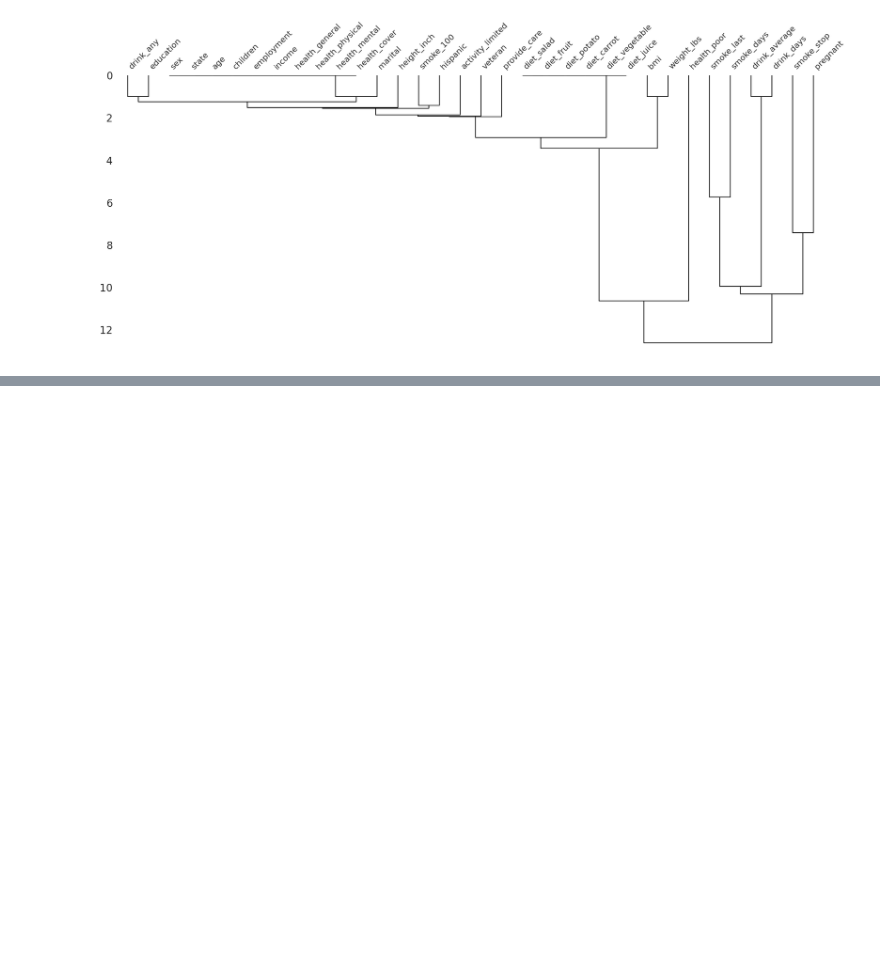
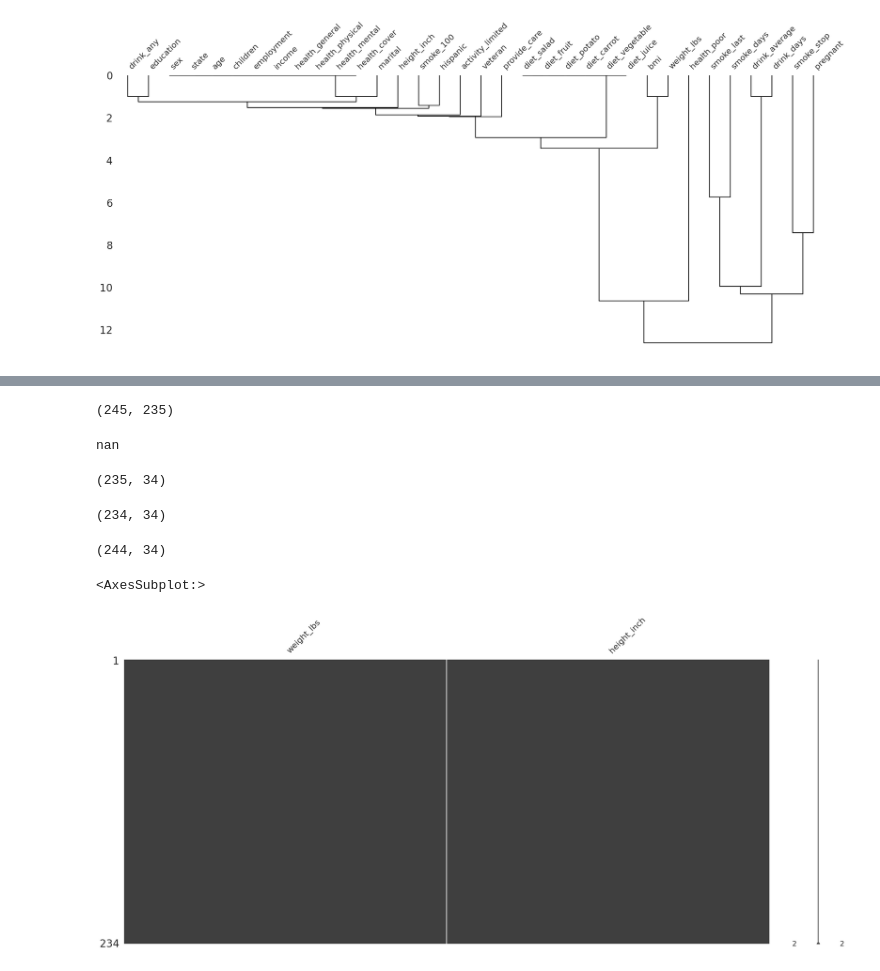
Before and after one commit to Monkey8596/Missing_data_handling-, a Jupyter notebook: notebooks/01_Exploration_Missing_values.ipynb, the cells around one changed output, grey strips where cells are left out. Drawn from its saved outputs; the diff is of its cells as text; code cells hidden in the pictures; blank space fills up the shorter version.

Commit message:
Elimination missing values

```diff
--- a/notebooks/01_Exploration_Missing_values.ipynb
+++ b/notebooks/01_Exploration_Missing_values.ipynb
@@ -816,0 +831,54 @@ missingno.dendrogram(
+# %%
+riskfactors_df.weight_lbs.size, riskfactors_df.weight_lbs.count()
+# %% [output]
+(245, 235)
+# %%
+riskfactors_df.weight_lbs.mean(skipna=False)
+# %% [output]
+nan
+# %%
+(
+    riskfactors_df
+    .dropna(
+        subset = ['weight_lbs'],
+        how = 'any'
+    )
+    .shape
+)
+# %% [output]
+(235, 34)
+# %%
+(
+    riskfactors_df
+    .dropna(
+        subset = ['weight_lbs', 'height_inch' ],
+        how = 'any'
+    )
+    .shape
+)
+# %% [output]
+(234, 34)
+# %%
+(
+    riskfactors_df
+    .dropna(
+        subset = ['weight_lbs', 'height_inch' ],
+        how = 'all'
+    )
+    .shape
+)
+# %% [output]
+(244, 34)
+# %%
+(
+    riskfactors_df
+    .dropna(
+        subset = ['weight_lbs', 'height_inch' ],
+        how = 'any'
+    )
+    .select_columns(['weight_lbs', 'height_inch'])
+    .pipe(missingno.matrix)
+)
+# %% [output]
+<AxesSubplot:>
+[figure, added]
```
Also changed, not shown: parts of 4 cells of this notebook.
